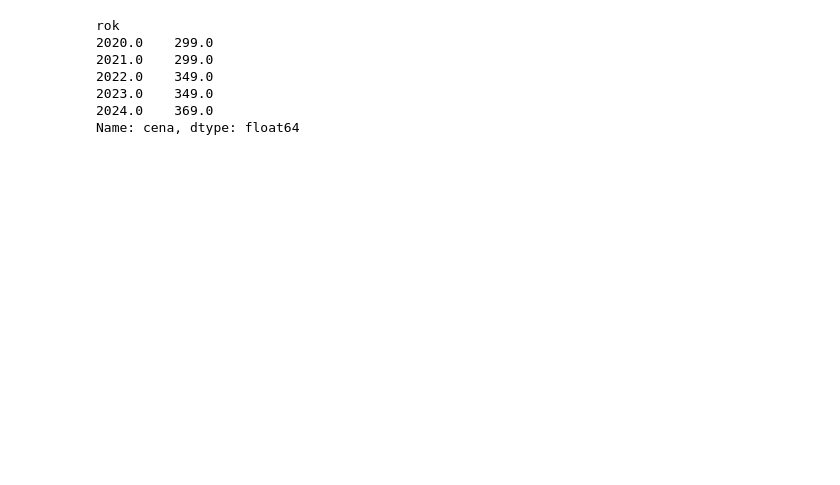
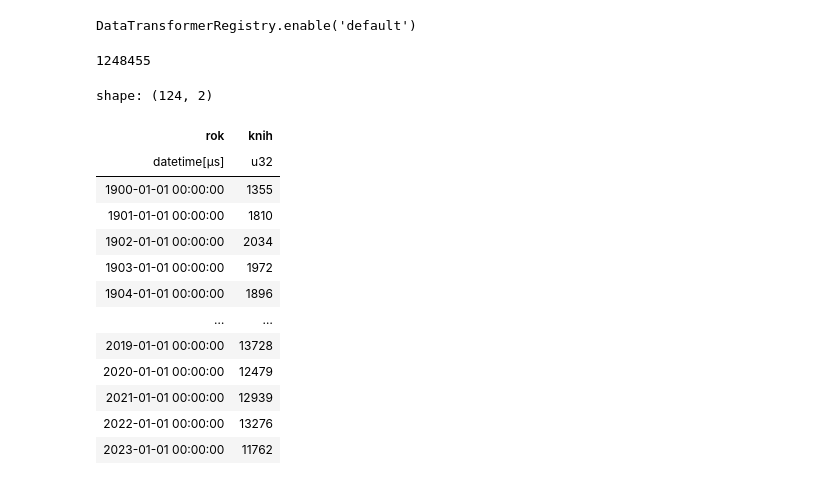
Before and after one commit to DataRozhlas/knizni-peoplemetr, a Jupyter notebook: 902a_velikost_produkce.ipynb, the cells around one changed output. Cells and saved outputs as stored; diff of their text form; code cells hidden in the pictures; blank space fills up the shorter version.

```diff
--- a/902a_velikost_produkce.ipynb
+++ b/902a_velikost_produkce.ipynb
@@ -8,3 +0,0 @@ import pandas as pd
-# %%
-pd.set_option('display.max_columns', 100)
-pd.set_option('display.max_rows', 500)
@@ -297,10 +1,14 @@ dtype: float64
-# %%
-df[df['072_x'].astype(str).str.contains('próza',na=False)].groupby("rok")['cena'].median().tail()
-# %% [output]
-rok
-2020.0    299.0
-2021.0    299.0
-2022.0    349.0
-2023.0    349.0
-2024.0    369.0
-Name: cena, dtype: float64
+# %%
+import re
+import os
+import json
+import statistics
+import datetime
+import warnings
+from src.najdi_rok import najdi_rok
+from src.pocet_stran import pocet_stran
+import polars as pl
+import altair as alt
+alt.data_transformers.disable_max_rows()
+# %% [output]
+DataTransformerRegistry.enable('default')
@@ -306,0 +17,26 @@ Name: cena, dtype: float64
+# %%
+len(uplne_vsechno)
+# %% [output]
+1248455
+# %%
+df = pl.read_parquet(os.path.join("data","cnb_vyber.parquet"))
+df = df.with_columns(pl.col('008').map_elements(najdi_rok, return_dtype=int).alias('rok'))
+df = df.with_columns(pl.col('300_a').map_elements(pocet_stran, return_dtype=int).alias('pocet_stran'))
+# %%
+rocni_pocty = df.filter(pl.col('rok').is_between(1900, 2023)).group_by('rok').len().sort('rok').rename({'len':'knih'}).with_columns(pl.col("rok").map_elements(lambda x: datetime.date(year=int(x), month=1, day=1), return_dtype=pl.Date).cast(pl.Datetime))
+rocni_pocty
+# %% [output]
+shape: (124, 2)
+| rok | knih |
+| datetime[μs] | u32 |
+| 1900-01-01 00:00:00 | 1355 |
+| 1901-01-01 00:00:00 | 1810 |
+| 1902-01-01 00:00:00 | 2034 |
+| 1903-01-01 00:00:00 | 1972 |
+| 1904-01-01 00:00:00 | 1896 |
+| … | … |
+| 2019-01-01 00:00:00 | 13728 |
+| 2020-01-01 00:00:00 | 12479 |
+| 2021-01-01 00:00:00 | 12939 |
+| 2022-01-01 00:00:00 | 13276 |
+| 2023-01-01 00:00:00 | 11762 |
```
Also changed, not shown: parts of 49 cells of this notebook, 28 other files.
